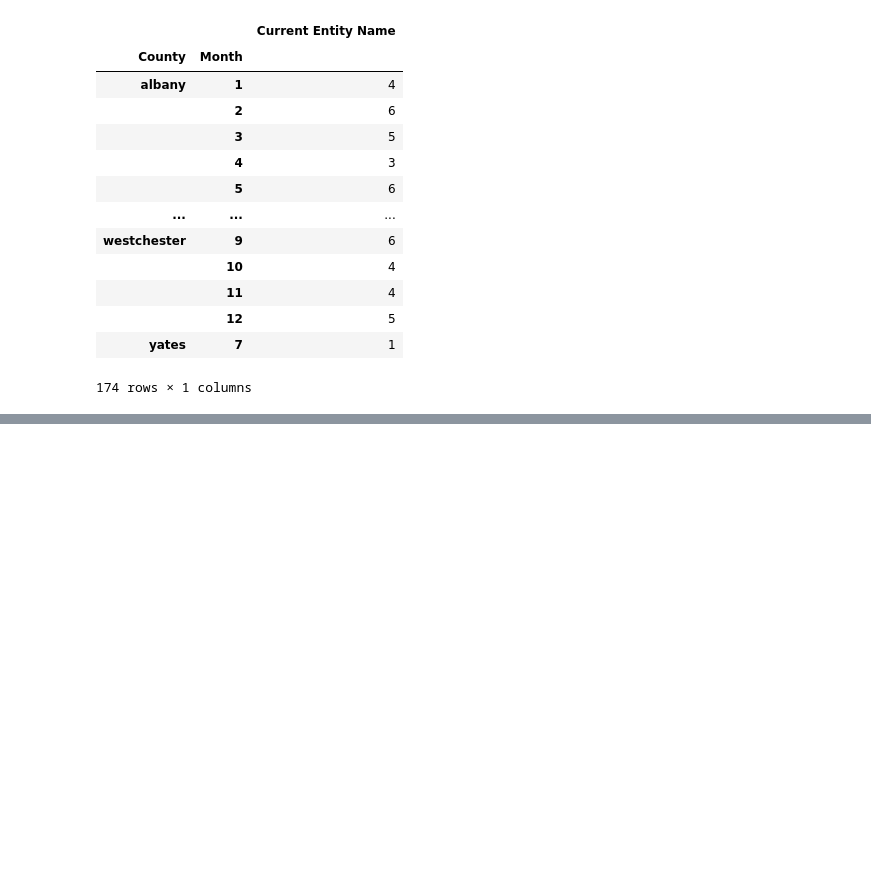
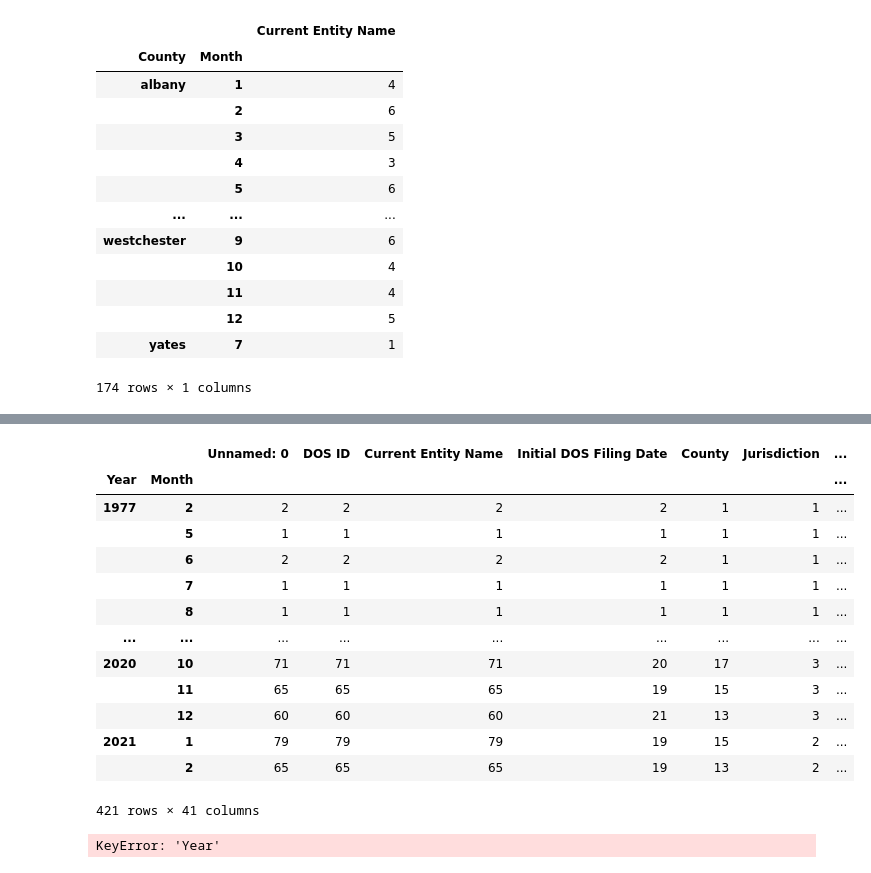
Before and after one commit to Km3888/BigDataProject, a Jupyter notebook: county_level.ipynb, the cells around one changed output, grey strips where cells are left out. Drawn from its saved outputs; the diff is of its cells as text; code cells hidden in the pictures; blank space fills up the shorter version.

Commit message:
county_level notebook

```diff
--- a/county_level.ipynb
+++ b/county_level.ipynb
@@ -123,0 +134,14 @@ before[['County','Current Entity Name','Month']].groupby(['County','Month']).nun
+# %%
+def change(x):
+    if x=='bronx, kings, new york, queens, and richmond':
+        return 'new york'
+    else:
+        return x
+
+counties=pd.read_csv(r'counties.csv')
+towns=pd.read_csv(r'towns.csv')
+towns['Area']=towns['Town'].apply(lambda x: x.lower())
+
+cities=pd.read_csv(r'cities.csv')
+cities['Area']=cities['City'].apply(lambda x: x.lower())
+cities['County']=cities['County'].apply(lambda x:x.lower())#change to name of new york
@@ -123,0 +163,3 @@ before[['County','Current Entity Name','Month']].groupby(['County','Month']).nun
+# %%
+df['is_city']=df['County'].apply(lambda x: x in cities['Area'])
+df[['is_city','County']].head(50)
@@ -123,0 +184,25 @@ before[['County','Current Entity Name','Month']].groupby(['County','Month']).nun
+# %%
+group=df.groupby(['Year','Month'],sort=True).nunique()
+# %%
+group
+# %% [output]
+|  |  | Unnamed: 0 | DOS ID | Current Entity Name | Initial DOS Filing Date | County | Jurisdiction | ... |
+| Year | Month |  |  |  |  |  |  | ... |
+| 1977 | 2 | 2 | 2 | 2 | 2 | 1 | 1 | ... |
+|  | 5 | 1 | 1 | 1 | 1 | 1 | 1 | ... |
+|  | 6 | 2 | 2 | 2 | 2 | 1 | 1 | ... |
+|  | 7 | 1 | 1 | 1 | 1 | 1 | 1 | ... |
+|  | 8 | 1 | 1 | 1 | 1 | 1 | 1 | ... |
+| ... | ... | ... | ... | ... | ... | ... | ... | ... |
+| 2020 | 10 | 71 | 71 | 71 | 20 | 17 | 3 | ... |
+|  | 11 | 65 | 65 | 65 | 19 | 15 | 3 | ... |
+|  | 12 | 60 | 60 | 60 | 21 | 13 | 3 | ... |
+| 2021 | 1 | 79 | 79 | 79 | 19 | 15 | 2 | ... |
+|  | 2 | 65 | 65 | 65 | 19 | 13 | 2 | ... |
+421 rows × 41 columns
+# %%
+twin=group.get_group(year)
+result=twin[twin['County']=='new york']
+result.shape
+# %% [output]
+KeyError: 'Year'
```
Also changed, not shown: parts of 8 cells of this notebook, 2 other files.
